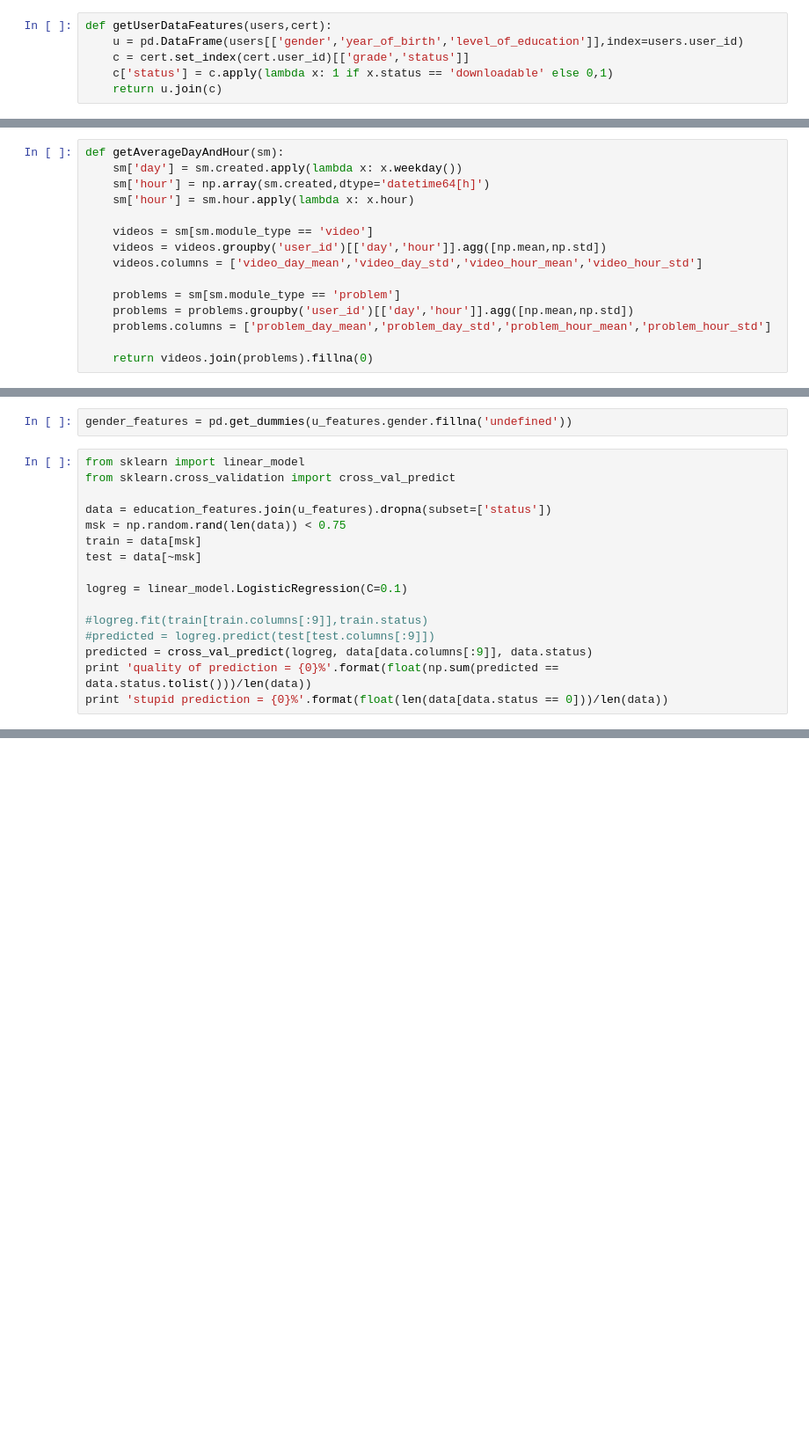
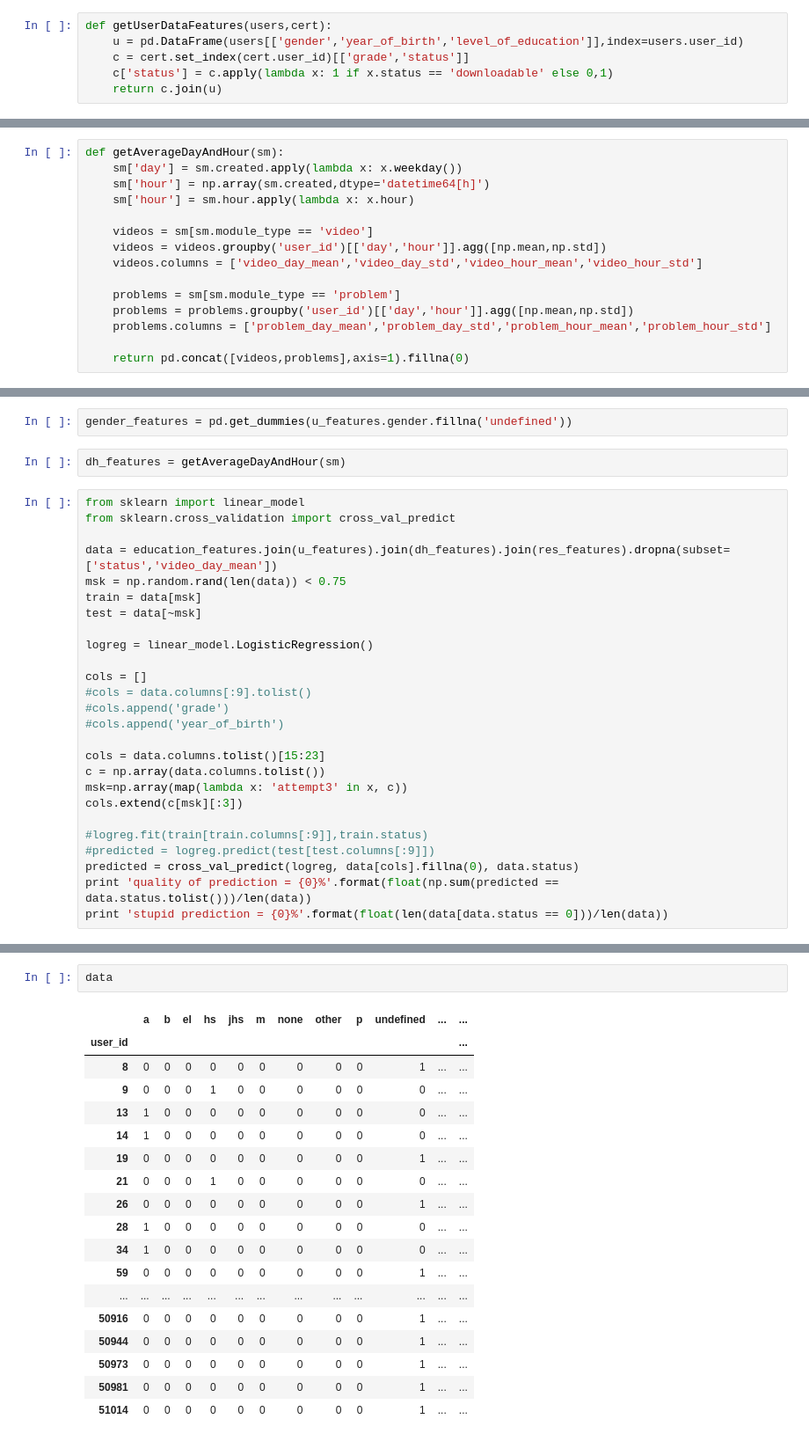
Before and after one commit to brainiacOnly/PrometheusAnalyst, a Jupyter notebook: PatternDiscovery.ipynb, the cells around one changed output, grey strips where cells are left out. Shown: that part at 88% size. Cells and saved outputs as stored; diff of their text form; blank space fills up the shorter version.

Commit message:
working prediction

```diff
--- a/PatternDiscovery.ipynb
+++ b/PatternDiscovery.ipynb
@@ -99,7 +99,7 @@ def getUserDataFeatures(users,cert):
     u = pd.DataFrame(users[['gender','year_of_birth','level_of_education']],index=users.user_id)
     c = cert.set_index(cert.user_id)[['grade','status']]
     c['status'] = c.apply(lambda x: 1 if x.status == 'downloadable' else 0,1)
-    return u.join(c)
+    return c.join(u)
 # %% [markdown]
 ### # Features based on average week day and hour
 # %%
@@ -116,4 +116,4 @@ def getAverageDayAndHour(sm):
     problems = problems.groupby('user_id')[['day','hour']].agg([np.mean,np.std])
     problems.columns = ['problem_day_mean','problem_day_std','problem_hour_mean','problem_hour_std']
 
-    return videos.join(problems).fillna(0)
+    return pd.concat([videos,problems],axis=1).fillna(0)
@@ -182,20 +153,32 @@ u_features = getUserDataFeatures(users,cert)
 education_features = pd.get_dummies(u_features.level_of_education.fillna('undefined'))
 # %%
 gender_features = pd.get_dummies(u_features.gender.fillna('undefined'))
+# %%
+dh_features = getAverageDayAndHour(sm)
 # %%
 from sklearn import linear_model
 from sklearn.cross_validation import cross_val_predict
 
-data = education_features.join(u_features).dropna(subset=['status'])
+data = education_features.join(u_features).join(dh_features).join(res_features).dropna(subset=['status','video_day_mean'])
 msk = np.random.rand(len(data)) < 0.75
 train = data[msk]
 test = data[~msk]
 
-logreg = linear_model.LogisticRegression(C=0.1)
+logreg = linear_model.LogisticRegression()
+
+cols = []
+#cols = data.columns[:9].tolist()
+#cols.append('grade')
+#cols.append('year_of_birth')
+
+cols = data.columns.tolist()[15:23]
+c = np.array(data.columns.tolist())
+msk=np.array(map(lambda x: 'attempt3' in x, c))
+cols.extend(c[msk][:3])
 
 #logreg.fit(train[train.columns[:9]],train.status)
 #predicted = logreg.predict(test[test.columns[:9]])
-predicted = cross_val_predict(logreg, data[data.columns[:9]], data.status)
+predicted = cross_val_predict(logreg, data[cols].fillna(0), data.status)
 print 'quality of prediction = {0}%'.format(float(np.sum(predicted == data.status.tolist()))/len(data))
 print 'stupid prediction = {0}%'.format(float(len(data[data.status == 0]))/len(data))
 # %% [output]
@@ -207,0 +226,21 @@ percentage of course passing = 0.0192750287687
+# %%
+data
+# %% [output]
+|  | a | b | el | hs | jhs | m | none | other | p | undefined | ... | ... |
+| user_id |  |  |  |  |  |  |  |  |  |  |  | ... |
+| 8 | 0 | 0 | 0 | 0 | 0 | 0 | 0 | 0 | 0 | 1 | ... | ... |
+| 9 | 0 | 0 | 0 | 1 | 0 | 0 | 0 | 0 | 0 | 0 | ... | ... |
+| 13 | 1 | 0 | 0 | 0 | 0 | 0 | 0 | 0 | 0 | 0 | ... | ... |
+| 14 | 1 | 0 | 0 | 0 | 0 | 0 | 0 | 0 | 0 | 0 | ... | ... |
+| 19 | 0 | 0 | 0 | 0 | 0 | 0 | 0 | 0 | 0 | 1 | ... | ... |
+| 21 | 0 | 0 | 0 | 1 | 0 | 0 | 0 | 0 | 0 | 0 | ... | ... |
+| 26 | 0 | 0 | 0 | 0 | 0 | 0 | 0 | 0 | 0 | 1 | ... | ... |
+| 28 | 1 | 0 | 0 | 0 | 0 | 0 | 0 | 0 | 0 | 0 | ... | ... |
+| 34 | 1 | 0 | 0 | 0 | 0 | 0 | 0 | 0 | 0 | 0 | ... | ... |
+| 59 | 0 | 0 | 0 | 0 | 0 | 0 | 0 | 0 | 0 | 1 | ... | ... |
+| ... | ... | ... | ... | ... | ... | ... | ... | ... | ... | ... | ... | ... |
+| 50916 | 0 | 0 | 0 | 0 | 0 | 0 | 0 | 0 | 0 | 1 | ... | ... |
+| 50944 | 0 | 0 | 0 | 0 | 0 | 0 | 0 | 0 | 0 | 1 | ... | ... |
+| 50973 | 0 | 0 | 0 | 0 | 0 | 0 | 0 | 0 | 0 | 1 | ... | ... |
+| 50981 | 0 | 0 | 0 | 0 | 0 | 0 | 0 | 0 | 0 | 1 | ... | ... |
+| 51014 | 0 | 0 | 0 | 0 | 0 | 0 | 0 | 0 | 0 | 1 | ... | ... |
```
Also changed, not shown: parts of 16 cells of this notebook.
